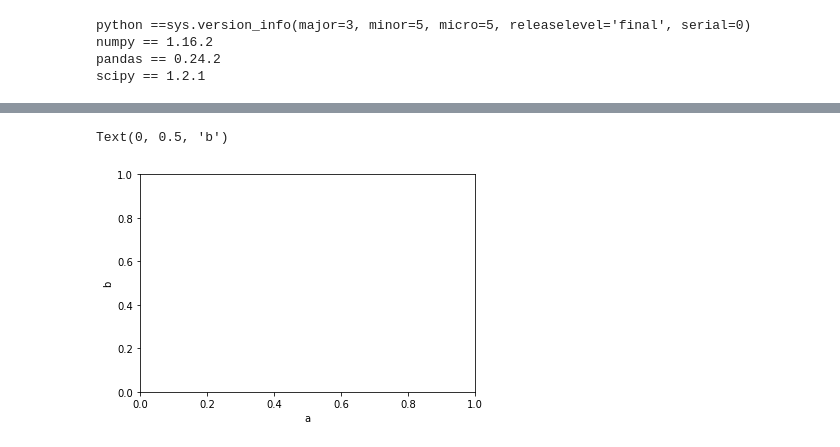
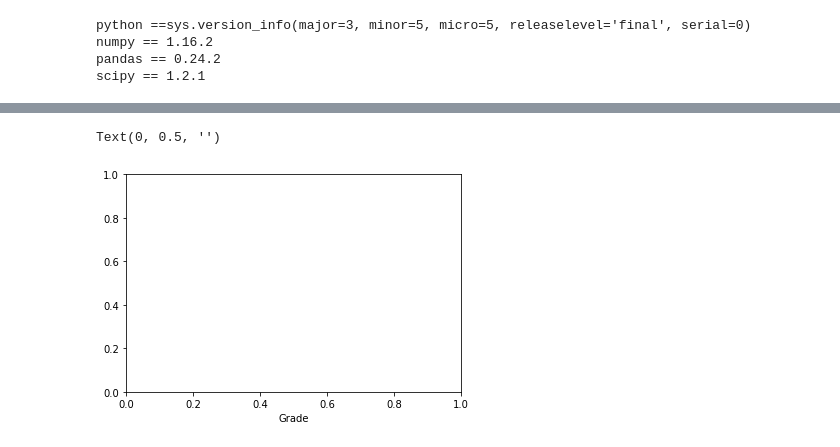
Before and after one commit to MatijaAleksic/MU-T3-21, a Jupyter notebook: VisestrukaLinearnaRegresija/VisestrukaLinearnaRegresija.ipynb, the cells around one changed output, grey strips where cells are left out. Saved outputs shown, nothing was run; the diff lists cells and outputs as text; code cells hidden in the pictures.

```diff
--- a/VisestrukaLinearnaRegresija/VisestrukaLinearnaRegresija.ipynb
+++ b/VisestrukaLinearnaRegresija/VisestrukaLinearnaRegresija.ipynb
@@ -135,33 +140,35 @@ plt.show()
 # %%
 #ISCRTAVANJE JEDNOG PO JEDNOG PLOTA DA SE VIDI DA LI IMA OUTLIERA
 %matplotlib inline
-plt.xlabel('a')
-plt.ylabel('b')
+plt.xlabel('Grade')
+plt.ylabel('')
 #plt.scatter(df.Grade,df.sex, color='red', marker='+')
-#plt.scatter(df.Grade,df.age, color='red', marker='+')
 #plt.scatter(df.Grade,df.address, color='red', marker='+')
 #plt.scatter(df.Grade,df.famsize, color='red', marker='+')
 #plt.scatter(df.Grade,df.Pstatus, color='red', marker='+')
-#plt.scatter(df.Grade,df.Medu, color='red', marker='+')
-#plt.scatter(df.Grade,df.Fedu, color='red', marker='+')
 #plt.scatter(df.Grade,df.reason, color='red', marker='+')
 #plt.scatter(df.Grade,df.guardian, color='red', marker='+')
-#plt.scatter(df.Grade,df.traveltime, color='red', marker='+')
-#plt.scatter(df.Grade,df.studytime, color='red', marker='+')
-#plt.scatter(df.Grade,df.failures, color='red', marker='+')
 ##plt.scatter(df.Grade,df.schooolsup, color='red', marker='+')
 #plt.scatter(df.Grade,df.famsup, color='red', marker='+')
 #plt.scatter(df.Grade,df.paid, color='red', marker='+')
 #plt.scatter(df.Grade,df.activities, color='red', marker='+')
 #plt.scatter(df.Grade,df.higher, color='red', marker='+')
 #plt.scatter(df.Grade,df.internet, color='red', marker='+')
 #plt.scatter(df.Grade,df.romantic, color='red', marker='+')
+
+
+#plt.scatter(df.age,df.Grade, color='red', marker='+')
+#plt.scatter(df.Medu,df.Grade, color='red', marker='+')
+#plt.scatter(df.Grade,df.Fedu, color='red', marker='+')
+#plt.scatter(df.Grade,df.traveltime, color='red', marker='+')
+#plt.scatter(df.Grade,df.studytime, color='red', marker='+')
+#plt.scatter(df.Grade,df.failures, color='red', marker='+')
 #plt.scatter(df.Grade,df.famrel, color='red', marker='+')
 #plt.scatter(df.Grade,df.goout, color='red', marker='+')
 #plt.scatter(df.Grade,df.Dalc, color='red', marker='+')
 #plt.scatter(df.Grade,df.Walc, color='red', marker='+')
 #plt.scatter(df.Grade,df.health, color='red', marker='+')
 ##plt.scatter(df.Grade,df.absence, color='red', marker='+')
 # %% [output]
-Text(0, 0.5, 'b')
+Text(0, 0.5, '')
-[figure, old version]
+[figure, new version]
```
Also changed, not shown: parts of 5 cells of this notebook.
